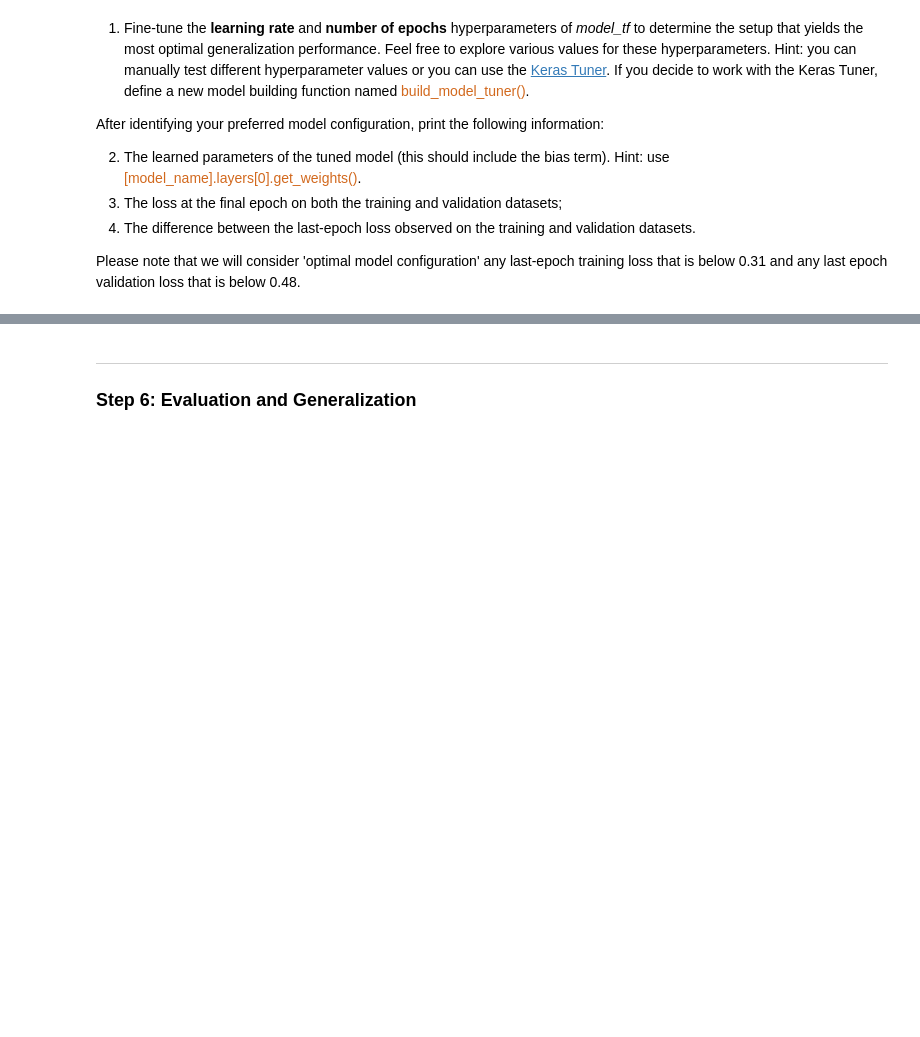
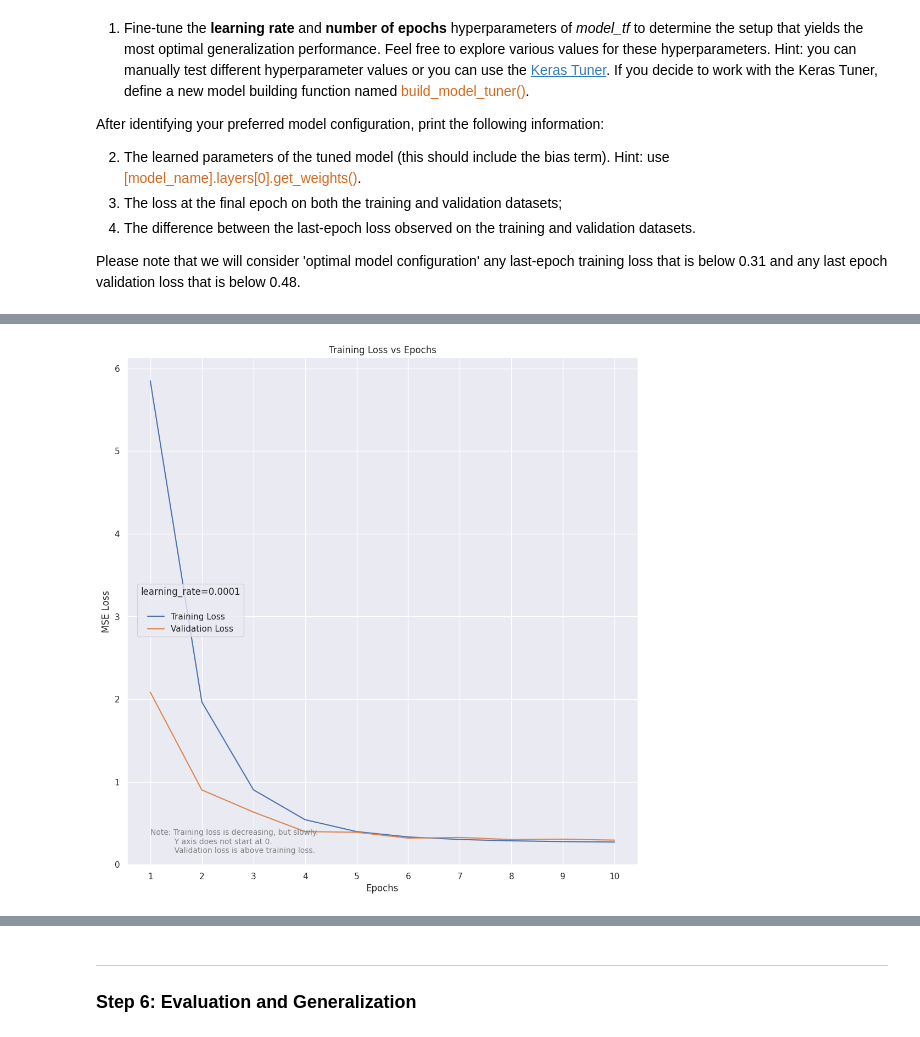
Before and after one commit to dabingougou/207, a Jupyter notebook: module_3/03 Linear Regression with Tensorflow.ipynb, the cells around one changed output, grey strips where cells are left out. Cells and saved outputs as stored; diff of their text form; code cells hidden in the pictures; blank space fills up the shorter version.

```diff
--- a/module_3/03 Linear Regression with Tensorflow.ipynb
+++ b/module_3/03 Linear Regression with Tensorflow.ipynb
@@ -532,0 +490,21 @@ tf.random.set_seed(0)
+# %%
+tf.random.set_seed(0)
+tf.keras.backend.clear_session()
+# YOUR CODE HERE
+#model_tf = build_model(num_features=X_train.shape[1],
+#            learning_rate=0.0001)
+
+model_tf_optimal = build_model(num_features=X_train.shape[1],
+                                learning_rate=0.299)
+# 0.0935
+
+
+
+history_optimal = model_tf_optimal.fit(X_train_std, Y_train_std,
+                                 epochs=10,
+                                 batch_size=X_train_std.shape[0],
+                                 validation_data=(X_val, Y_val),
+                                 verbose=1)
+
+weights = model_tf_optimal.layers[0].get_weights()
+print(history_optimal.history)
@@ -532,0 +529,25 @@ tf.random.set_seed(0)
+# %%
+fig, ax = plt.subplots(figsize=(12,12))
+
+epochs = range(1, len(history_optimal.history['loss']) + 1)
+ax.plot(epochs, history_optimal.history['loss'],
+        label='Training Loss')
+ax.plot(epochs, history_optimal.history['val_loss'],
+        label="Validation Loss")
+#plt.ylim(bottom=5.6)
+#history.history['loss']
+ax.set_xlabel("Epochs")
+ax.set_ylabel("MSE Loss")
+ax.set_title("Training Loss vs Epochs")
+
+plt.xticks(range(1, len(history_optimal.history['loss']) + 1, 1))
+ax.legend(title='learning_rate=0.0001\n',
+          loc=[0.02,0.45])
+
+plt.text(1, plt.ylim()[0] + 0.15,
+         "Note: Training loss is decreasing, but slowly.\n\
+          Y axis does not start at 0.\n\
+          Validation loss is above training loss.", fontsize=10, ha='left', color='gray')
+plt.show()
+# %% [output]
+[figure, added]
```
Also changed, not shown: parts of 8 cells of this notebook.
